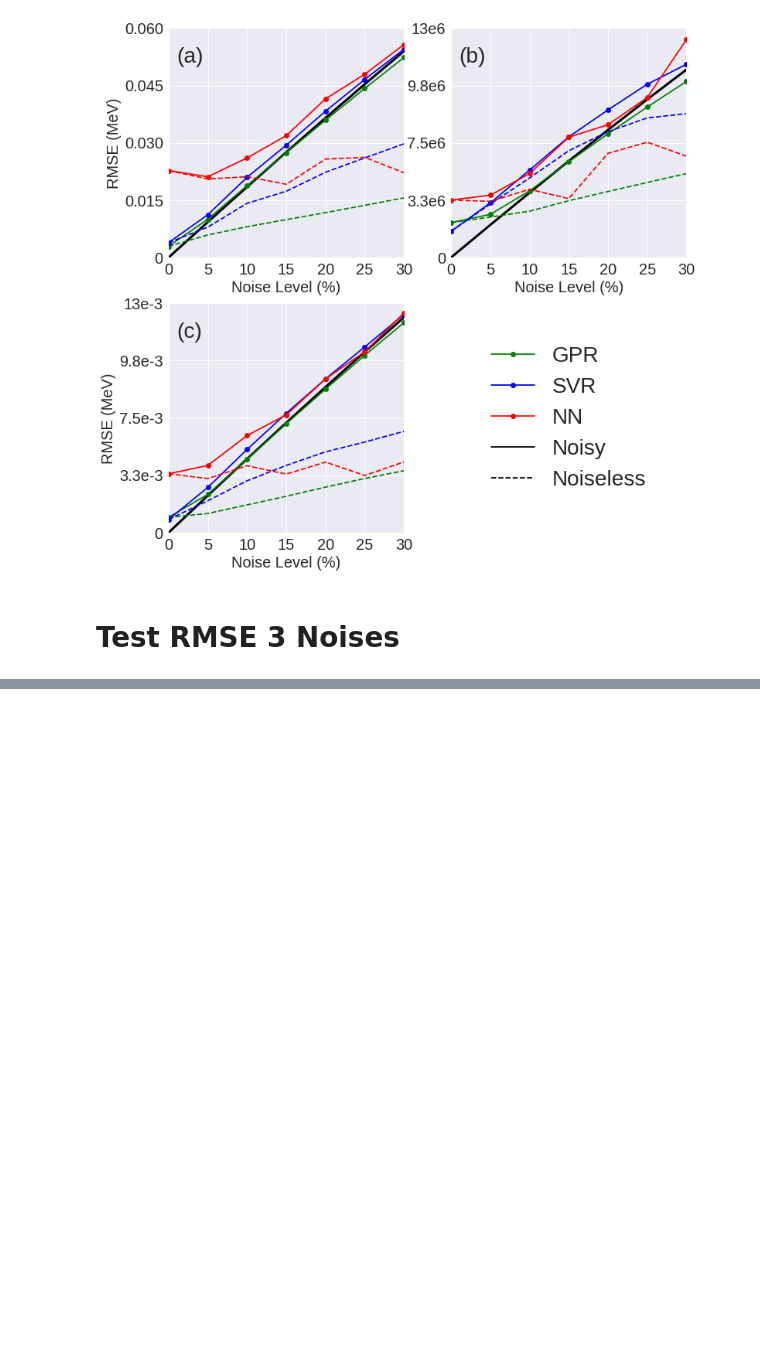
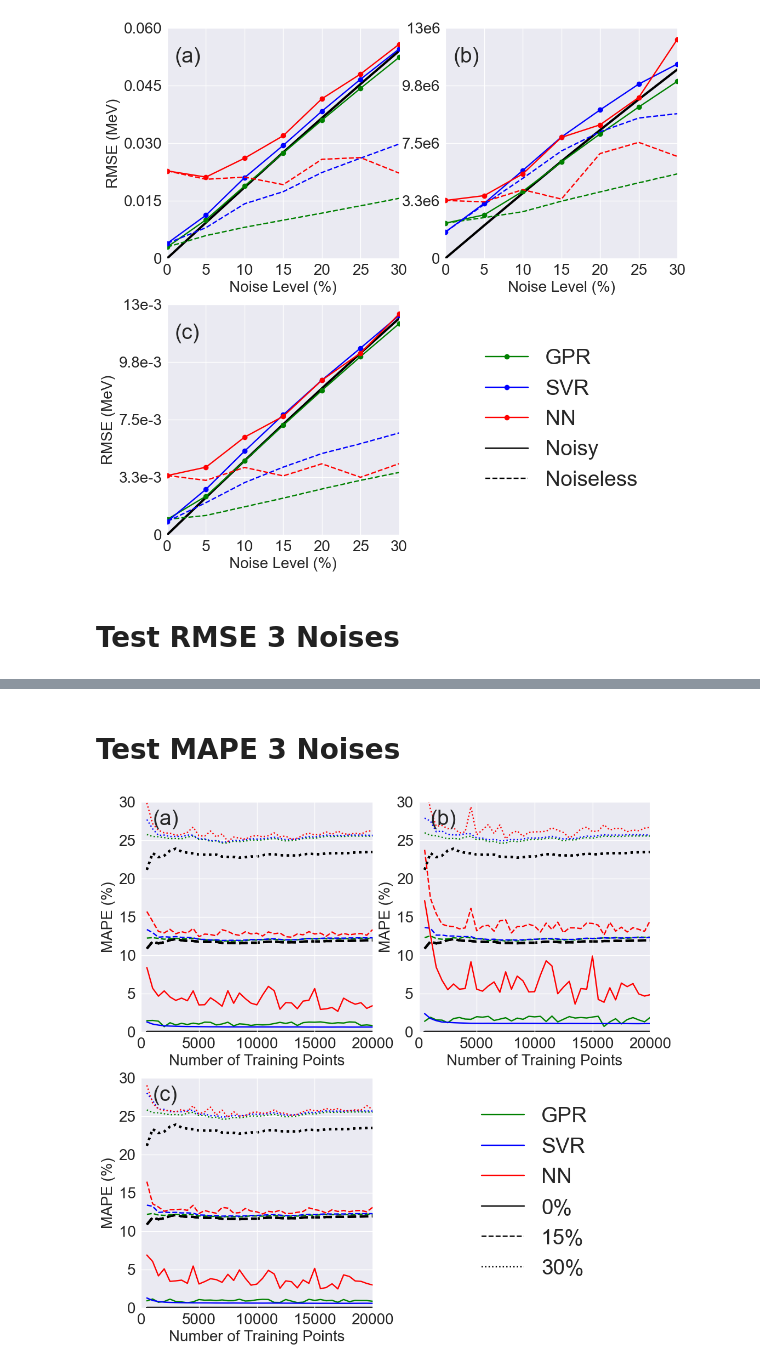
Before and after one commit to adi-devv/desai-fuchs-ml-v2, a Jupyter notebook: training/Comparisons.ipynb, the cells around one changed output, grey strips where cells are left out. Saved outputs shown, nothing was run; the diff lists cells and outputs as text; code cells hidden in the pictures; blank space fills up the shorter version.

```diff
--- a/training/Comparisons.ipynb
+++ b/training/Comparisons.ipynb
@@ -273,0 +280,57 @@ fig.savefig('plots/test_rmse_3levels.jpeg', dpi=300, bbox_inches='tight')
+# %% [markdown]
+# Test MAPE 3 Noises
+# %%
+ylim = 30
+yticks_arr = [0, 5, 10, 15, 20, 25, 30]
+foo = ['(a)', '(b)', '(c)']
+fig, ax = plt.subplots(nrows=2, ncols = 2, figsize=(12, 12))
+for k, energy in enumerate(energies_abbrev):
+    idx1 = 0 if k < 2 else 1
+    idx2 = 1 if k==1 else 0
+    for i, model in enumerate(models):
+        for j, noise in enumerate(noises):
+            map = {0:0, 3:1, 6:2}
+            if noise == 0:
+                #y1 = np.sqrt(dfs[i, j][f'train_mse_{energy}'])
+                y1 = dfs[i, j][f'test_mape_noisy_{energy}']*100
+                y2 = base_pct_dfs[k][str(noises[j])]
+                ax[idx1, idx2].plot(train_points, y2, c='k', linestyle = modelLineStyles[map[j]], linewidth=3, zorder=-2)
+                ax[idx1, idx2].plot(train_points, y1, c=colors[i], linestyle = modelLineStyles[map[j]], label=model.upper())
+            elif noise == 15 or noise == 30:
+                y1 = dfs[i, j][f'test_mape_noisy_{energy}']*100
+                y2 = base_pct_dfs[k][str(noises[j])]
+                #print(y2)
+                ax[idx1, idx2].plot(train_points, y2, c='k', linestyle = modelLineStyles[map[j]], linewidth=3, zorder=-2)
+                ax[idx1, idx2].plot(train_points, y1, c=colors[i], linestyle = modelLineStyles[map[j]])
+
+
+    ax[idx1, idx2].set_xticks([0, 5000, 10000, 15000, 20000])
+    ax[idx1, idx2].set_xticklabels([0, 5000, 10000, 15000, 20000], fontsize=tick_font)
+    ax[idx1, idx2].set_xlim([0, 20000])
+    ax[idx1, idx2].set_xlabel('Number of Training Points', fontsize=tick_font)
+    ax[idx1, idx2].set_yticks(yticks_arr)
+    ax[idx1, idx2].set_yticklabels(yticks_arr,fontsize=tick_font)
+    ax[idx1, idx2].set_ylim([0, ylim])
+    ax[idx1, idx2].text(1000, ylim*.9, foo[k], fontsize=label_font)
+ax[0, 0].set_ylabel('MAPE (%)', fontsize=tick_font)
+ax[1, 0].set_ylabel('MAPE (%)', fontsize=tick_font)
+ax[0, 1].set_ylabel('MAPE (%)', fontsize=tick_font)
+
+# Create Line2D instances for the legend
+solid_line = mlines.Line2D([], [], color='black', linestyle='-', label='0%')
+dashed_line = mlines.Line2D([], [], color='black', linestyle='--', label='15%')
+dotted_line = mlines.Line2D([], [], color='black', linestyle=':', label='30%')
+
+# Add the custom legend to the subplot
+ax[1, 1].legend(handles=[solid_line, dashed_line, dotted_line], loc='center', fontsize=label_font)
+ax[1, 1].axis('off')
+handles, labels = ax[0,0].get_legend_handles_labels()  # Get the handles and labels from the first subplot
+handles = handles + [solid_line, dashed_line, dotted_line]
+labels = labels + ['0%', '15%', '30%']
+ax[1, 1].legend(handles, labels, loc='center', fontsize = label_font)
+    #fig.savefig('plots/test_rmse_3levels_{}'.format(energies_abbrev[k]))
+#ax[0].set_title(f'points = {train_points[point_idx]}', fontsize=label_font)
+fig.savefig('plots/test_mape_3levels.eps', dpi=300, bbox_inches='tight')
+fig.savefig('plots/test_mape_3levels.jpeg', dpi=300, bbox_inches='tight')
+# %% [output]
+[figure, added]
```
Also changed, not shown: parts of 6 cells of this notebook, 30 other files.
